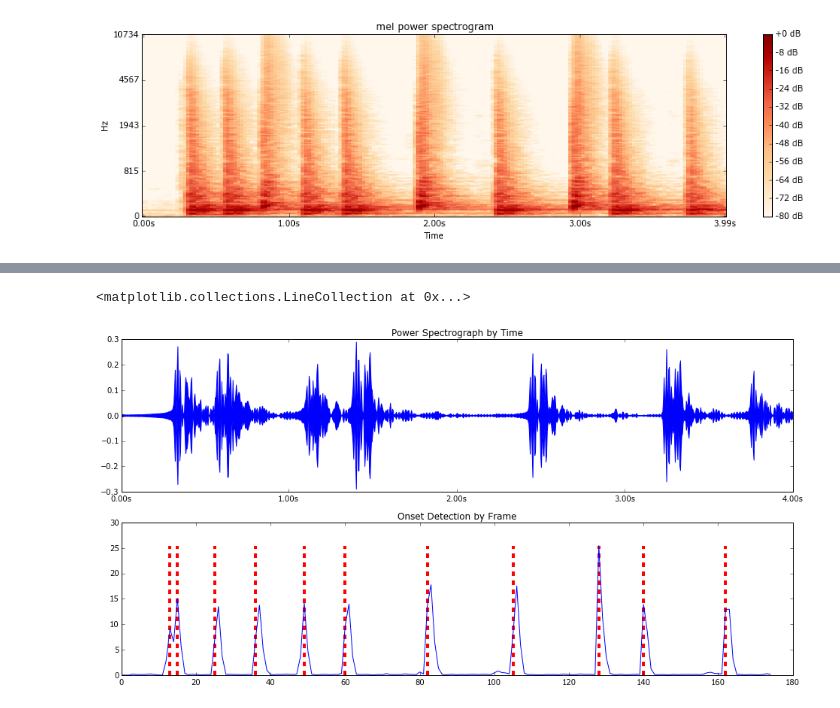
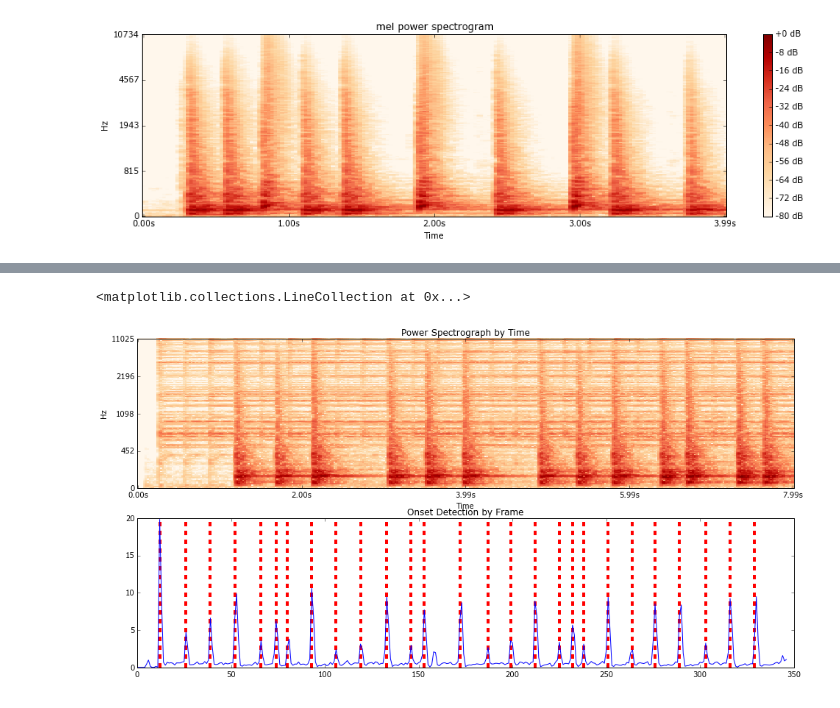
Before and after one commit to dsiah/Drum-Research, a Jupyter notebook: LibrosaStarter.ipynb, the cells around one changed output, grey strips where cells are left out. Saved outputs shown, nothing was run; the diff lists cells and outputs as text; code cells hidden in the pictures.

```diff
--- a/LibrosaStarter.ipynb
+++ b/LibrosaStarter.ipynb
@@ -9,11 +9,12 @@ import IPython.display
 %matplotlib inline
 # %%
 try:
-    os.chdir("./and-snare-kick.wav")
+    os.chdir("./Resources")
 except:
+    print os.getcwd()
     pass
 
-y, sr = librosa.load("./and-kick-snare.wav", duration=4)
+y, sr = librosa.load("./and-snare-ride.wav", duration=8)
 # returns a numpy array series => assigned to y
 #   and the sampling rate of y => assigned to sr (signal rate)
 
@@ -58,16 +74,15 @@ There are 11 onsets
 # %%
 D = np.abs(librosa.stft(y))**2
 plt.figure(figsize=(16,8))
 
 plt.subplot(2, 1, 1)
 plt.title('Power Spectrograph by Time')
-#librosa.display.specshow(librosa.logamplitude(D, ref_power=np.max), x_axis='time', y_axis='log')
-librosa.display.waveplot(y=y)
+librosa.display.specshow(librosa.logamplitude(D, ref_power=np.max), x_axis='time', y_axis='log')
 
 plt.subplot(2, 1, 2)
 plt.title('Onset Detection by Frame')
 plt.plot(o_env, label="Onset strength")
 plt.vlines(onset_frames, 0, o_env.max(), color='r', linewidth=4.00, linestyles="--")
 # %% [output]
 <matplotlib.collections.LineCollection at 0x...>
-[figure, old version]
+[figure, new version]
```
Also changed, not shown: parts of 4 cells of this notebook.
